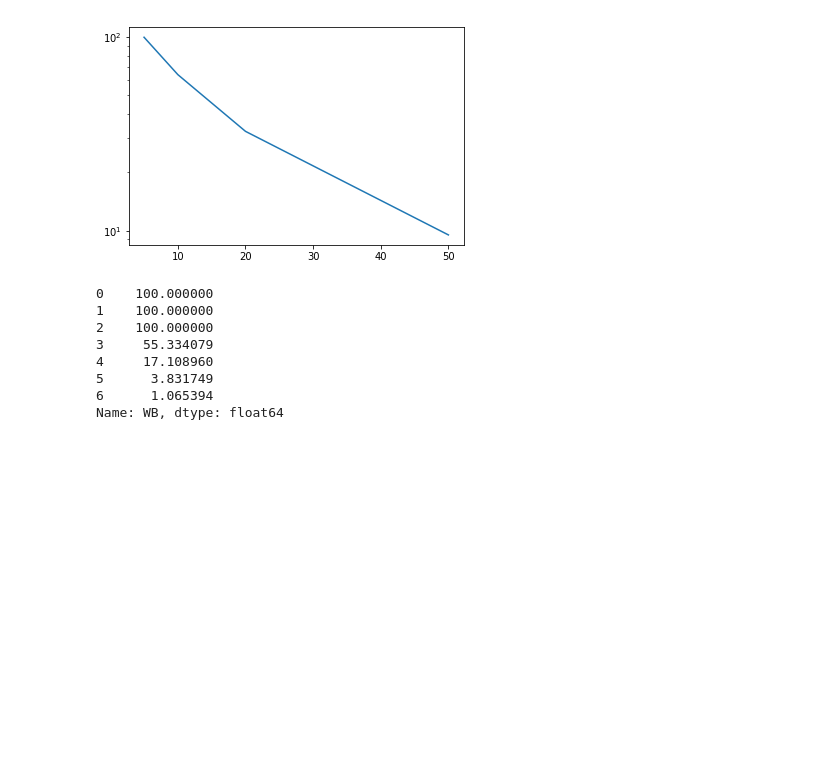
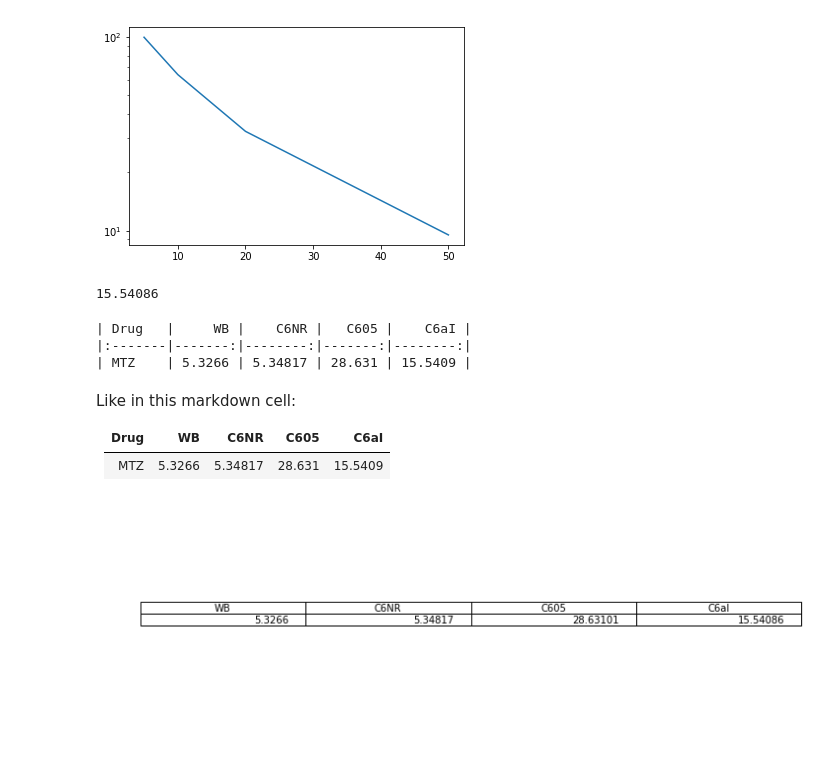
Before and after one commit to SaschaKrakovka/project, a Jupyter notebook: IC50MTZ_12_9_19_1.ipynb, the cells around one changed output. Saved outputs shown, nothing was run; the diff lists cells and outputs as text; code cells hidden in the pictures; blank space fills up the shorter version.

```diff
--- a/IC50MTZ_12_9_19_1.ipynb
+++ b/IC50MTZ_12_9_19_1.ipynb
@@ -309,21 +296,70 @@ plt.show
 # %% [output]
 <function matplotlib.pyplot.show(*args, **kw)>
 [figure]
+# %%
+#Now I can use the created lists to fit them to an equation
+fC6aI = np.polyfit(C6aI_x, np.log(C6aI_y), 1)
+#Solve the equation
+sC6aI = (np.log(50)-fC6aI[1])/fC6aI[0]
+sC6aI = round(sC6aI, 5)
+sC6aI
+# %% [output]
+15.54086
+# %%
+#Now I can just collect the IC50s and write them out into a csv or picture. This will be my last step for this project
+#for now.
+#I will however use the same approach on data from several days to establish get statsitics into this. Next step than:
+#Adjust graphs and caclulation for that.
+df1 = pd.DataFrame([sWB, sC6NR, sC605, sC6aI])
+df1 = df1.T
+df1.columns = ['WB', 'C6NR', 'C605', 'C6aI']
+df1.index = ['MTZ']
+df1.index.names = ['Drug']
+df1.columns.names = ['Strain']
+
+#Define here the name of today just to make it more clear for the reader
+IC50MTZ_12_9_19_1 = df1
+
+#Write it to a csv
+IC50MTZ_12_9_19_1.to_csv('IC50MTZ_12_9_19_1.csv')
+
+#And to a html(more handy for bigger tables or images)
+IC50MTZ_12_9_19_1.to_html('IC50MTZ_12_9_19_1.html')
+# %%
+#Here a way to bring it into markdown friendly format, this can than be used in a markdown cell.
+print(IC50MTZ_12_9_19_1.to_markdown())
+# %% [output]
+| Drug   |     WB |    C6NR |   C605 |    C6aI |
+|:-------|-------:|--------:|-------:|--------:|
+| MTZ    | 5.3266 | 5.34817 | 28.631 | 15.5409 |
+# %% [markdown]
+Like in this markdown cell:
+
+| Drug   |     WB |    C6NR |   C605 |    C6aI |
+|:-------|-------:|--------:|-------:|--------:|
+| MTZ    | 5.3266 | 5.34817 | 28.631 | 15.5409 |
+# %%
+#This works to make it into a pdf, e.g. for publishing. Just have to fine-tune it a bit.
+#Good starting point though.
+from matplotlib.backends.backend_pdf import PdfPages
+
+
+#https://stackoverflow.com/questions/32137396/how-do-i-plot-only-a-table-in-matplotlib
+fig, ax =plt.subplots(figsize=(12,4))
+ax.axis('tight')
+ax.axis('off')
+the_table = ax.table(cellText = df1.values, colLabels = df1.columns, loc = 'center')
+
+#https://stackoverflow.com/questions/4042192/reduce-left-and-right-margins-in-matplotlib-plot
+pp = PdfPages("foo.pdf")
+pp.savefig(fig, bbox_inches='tight')
+pp.close()
+# %% [output]
+[figure, added]
 # %%
 
 
-
-
-fig, ax = plt.subplots()
-ax.plot(x, y_est, '-')
-ax.fill_between(x, y_est - y_err, y_est + y_err, alpha=0.2)
-ax.plot(x, y, 'o', color='tab:brown')
+#fig, ax = plt.subplots()
+#ax.plot(x, y_est, '-')
+#ax.fill_between(x, y_est - y_err, y_est + y_err, alpha=0.2)
+#ax.plot(x, y, 'o', color='tab:brown')
-# %% [output]
-0    100.000000
-1    100.000000
-2    100.000000
-3     55.334079
-4     17.108960
-5      3.831749
-6      1.065394
-Name: WB, dtype: float64
```
Also changed, not shown: parts of 12 cells of this notebook, 4 other files.
